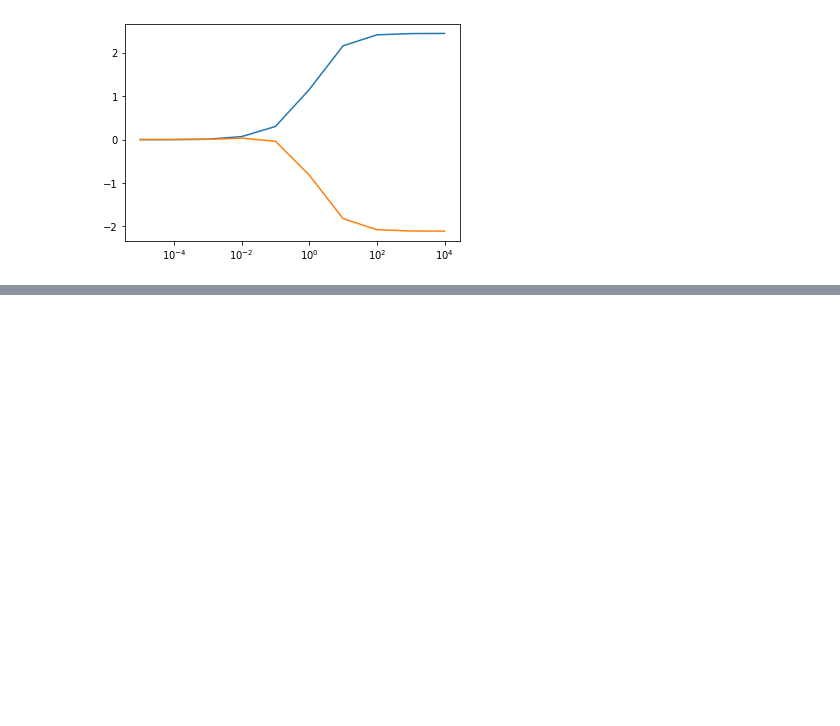
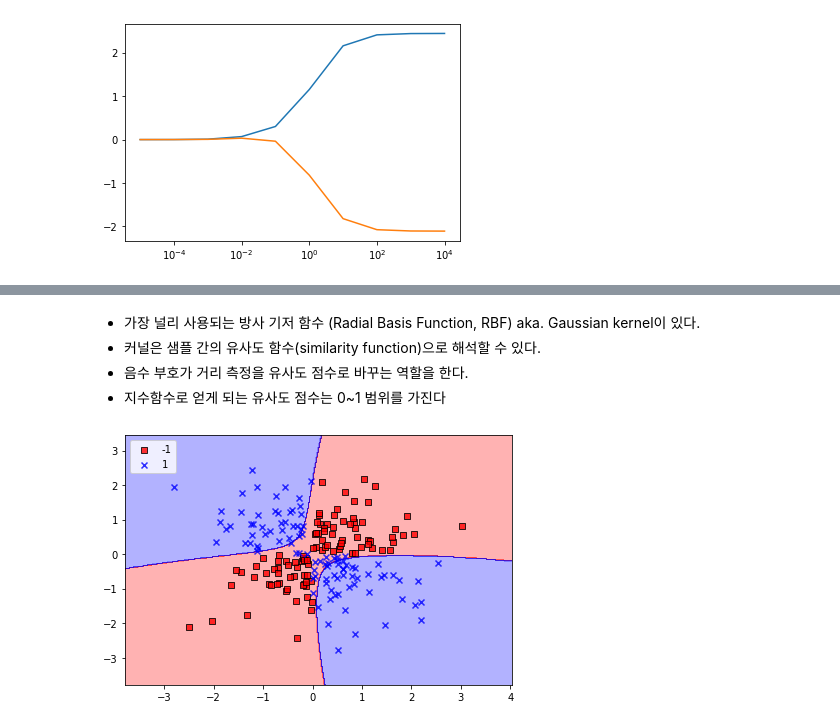
Before and after one commit to sejongpyo/Studies, a Jupyter notebook: 04_logistic_regression.ipynb, the cells around one changed output, grey strips where cells are left out. Cells and saved outputs as stored; diff of their text form; code cells hidden in the pictures; blank space fills up the shorter version.

```diff
--- a/04_logistic_regression.ipynb
+++ b/04_logistic_regression.ipynb
@@ -219,0 +268,14 @@ plt.show()
+# %% [markdown]
+- 가장 널리 사용되는 방사 기저 함수 (Radial Basis Function, RBF) aka. Gaussian kernel이 있다.
+- 커널은 샘플 간의 유사도 함수(similarity function)으로 해석할 수 있다.
+- 음수 부호가 거리 측정을 유사도 점수로 바꾸는 역할을 한다.
+- 지수함수로 얻게 되는 유사도 점수는 0~1 범위를 가진다
+# %%
+svm = SVC(kernel='rbf', random_state = 1, gamma=0.10, C=10.0)
+svm.fit(X_xor, y_xor)
+plot_decision_regions(X_xor, y_xor, classifier=svm)
+plt.legend(loc='upper left')
+plt.tight_layout()
+plt.show()
+# %% [output]
+[figure, added]
```
Also changed, not shown: parts of 10 cells of this notebook.
